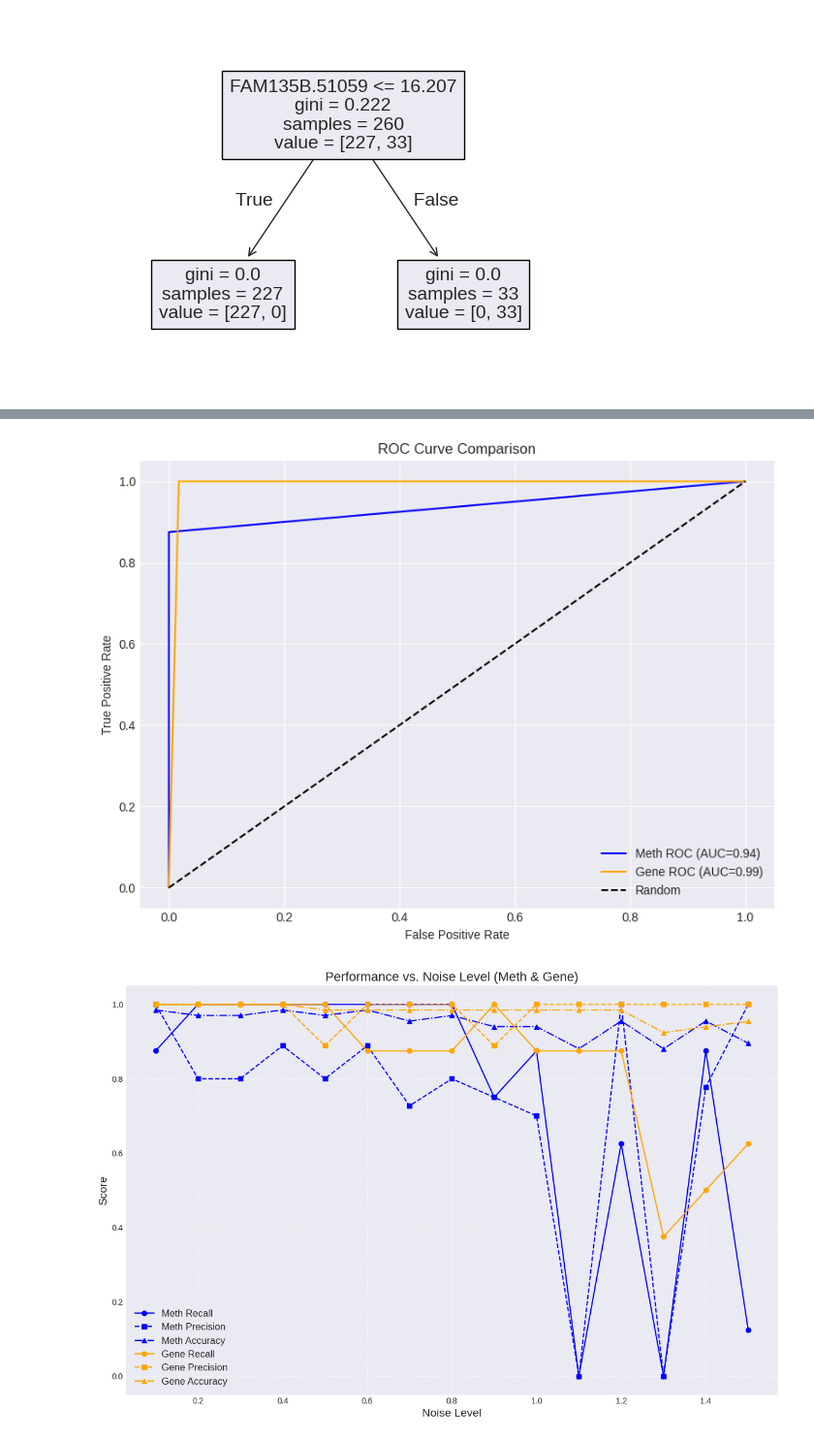
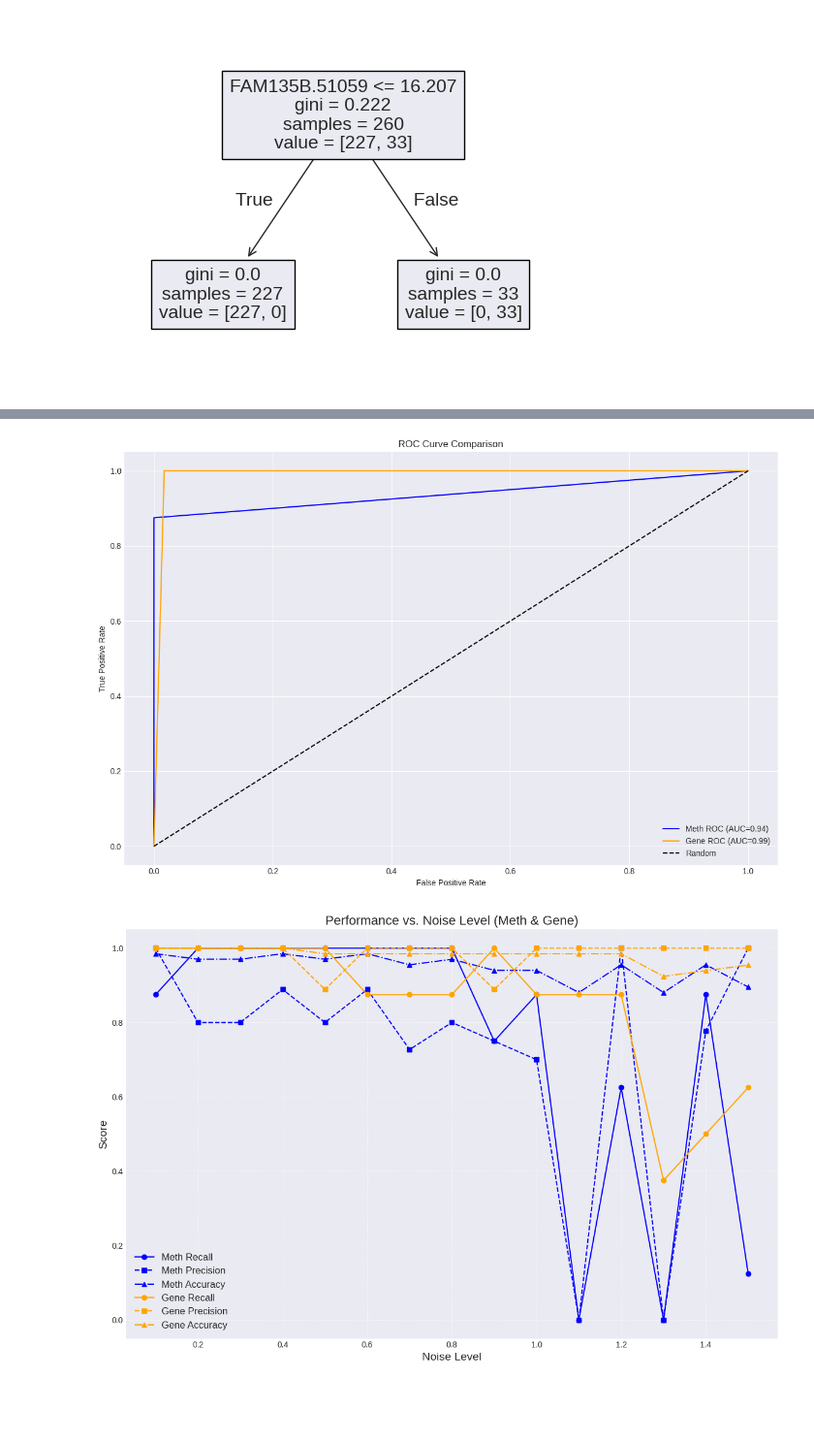
Before and after one commit to KnotATypo/BINF7000-A2-G7, a Jupyter notebook: notebook.ipynb, the cells around one changed output, grey strips where cells are left out. Shown: that part at 97% size. Drawn from its saved outputs; the diff is of its cells as text; code cells hidden in the pictures; blank space fills up the shorter version.

```diff
--- a/notebook.ipynb
+++ b/notebook.ipynb
@@ -206,34 +206,34 @@ print(feature_importance_df.head(20))
 # %%
 # Binarize labels for ROC/AUC
 y_meth_bin = label_binarize(Y_meth_test, classes=["Primary Tumor", "Solid Tissue Normal"])
 y_gene_bin = label_binarize(Y_gene_test, classes=["Primary Tumor", "Solid Tissue Normal"])
 
 # Get predicted probabilities
 meth_probs = meth_tree.predict_proba(X_meth_test)[:, 1]
 gene_probs = gene_tree.predict_proba(X_gene_test)[:, 1]
 
 # Compute ROC curve and AUC
 fpr_meth, tpr_meth, _ = roc_curve(y_meth_bin, meth_probs)
 fpr_gene, tpr_gene, _ = roc_curve(y_gene_bin, gene_probs)
 auc_meth = auc(fpr_meth, tpr_meth)
 auc_gene = auc(fpr_gene, tpr_gene)
 
 # Plot ROC curves
-plt.figure(figsize=(8, 6))
+plt.figure(figsize=(12, 8))
 plt.plot(fpr_meth, tpr_meth, label=f'Meth ROC (AUC={auc_meth:.2f})', color='blue')
 plt.plot(fpr_gene, tpr_gene, label=f'Gene ROC (AUC={auc_gene:.2f})', color='orange')
 plt.plot([0, 1], [0, 1], 'k--', label='Random')
 plt.xlabel('False Positive Rate')
 plt.ylabel('True Positive Rate')
 plt.title('ROC Curve Comparison')
 plt.legend()
 plt.grid(True)
 plt.tight_layout()
 plt.show()
 
 # Gene expression has a notably higher AUC, indicating better discrimination
 # %% [output]
-[figure, old version]
+[figure, new version]
 # %%
 meth_results = []
 gene_results = []
```
Also changed, not shown: parts of 2 cells of this notebook, 3 other files.
